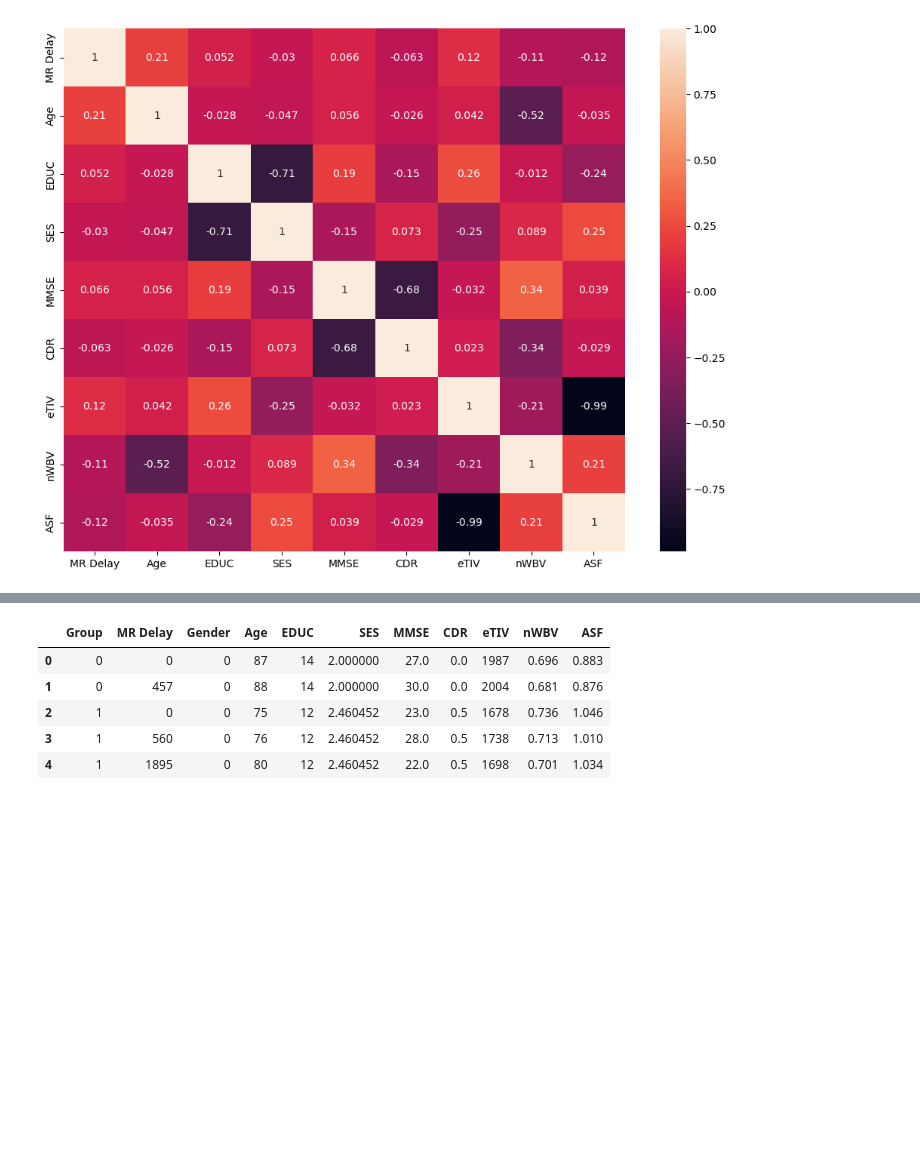
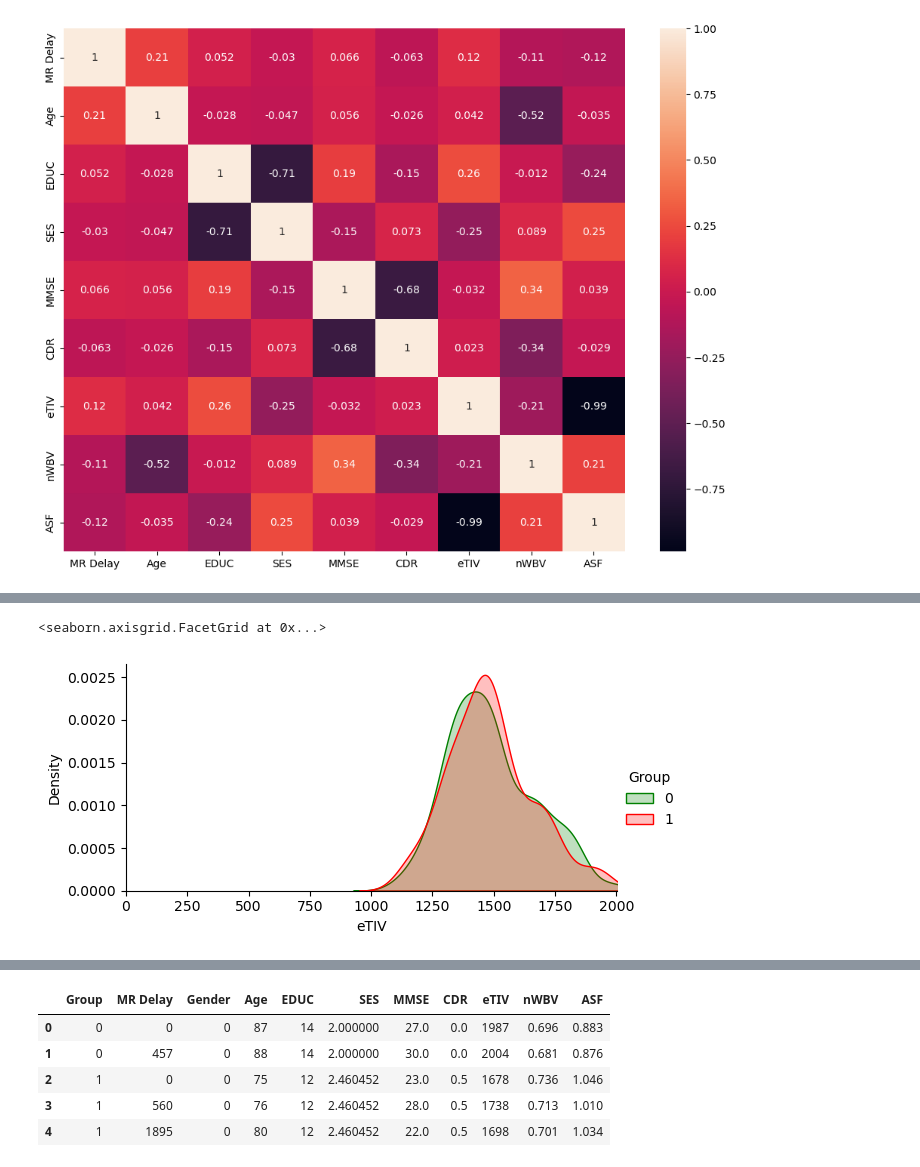
Before and after one commit to MPragya-20/Alzheimer_classification, a Jupyter notebook: alzheimer-s-disease-classification.ipynb, the cells around one changed output, grey strips where cells are left out. Saved outputs shown, nothing was run; the diff lists cells and outputs as text; code cells hidden in the pictures; blank space fills up the shorter version.

```diff
--- a/alzheimer-s-disease-classification.ipynb
+++ b/alzheimer-s-disease-classification.ipynb
@@ -180,0 +207,10 @@ long_data["Group"] = np.where(long_data["Group"] == 'Demented', 1, 0)
+# %%
+facet= sns.FacetGrid(long_data,hue="Group", aspect=2,hue_kws = {'color': ['g', 'r']})
+facet.map(sns.kdeplot,'eTIV',fill=True)
+facet.set(xlim=(0, long_data['eTIV'].max())) # set MMSE limit along x axis i.e. 0 - maxeTIV
+facet.add_legend()
+
+# plot shows demented patients have higher eTIV as compared to non-demented group
+# %% [output]
+<seaborn.axisgrid.FacetGrid at 0x...>
+[figure, added]
```
Also changed, not shown: parts of 11 cells of this notebook.
